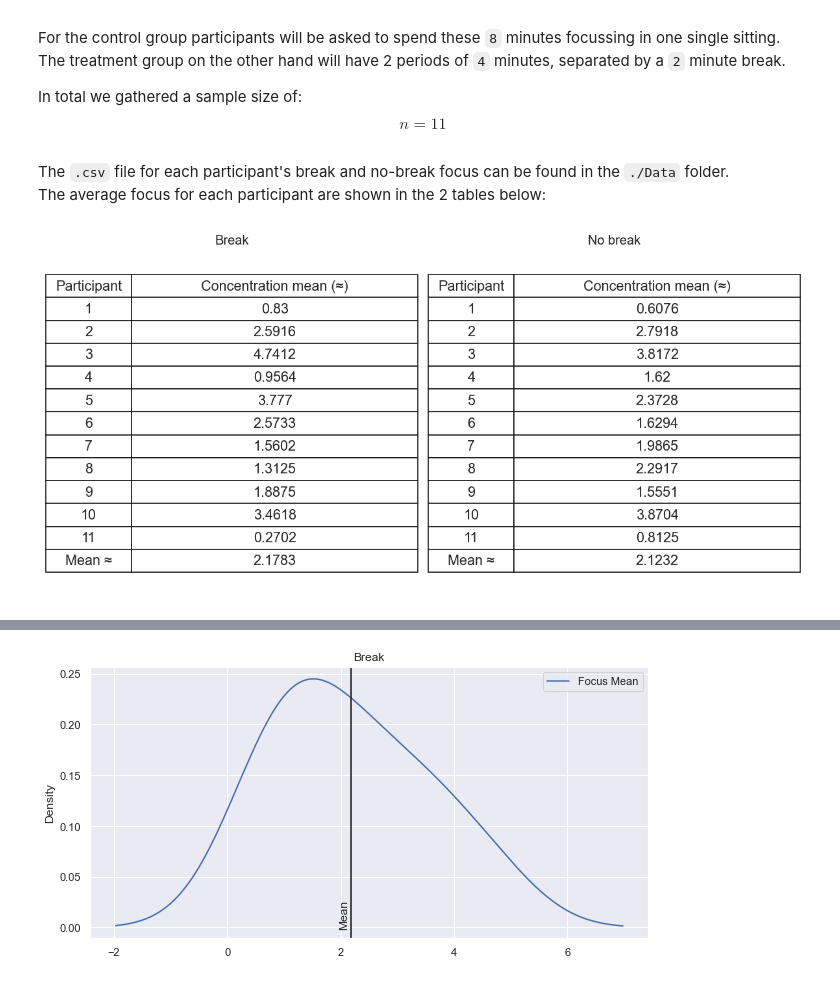
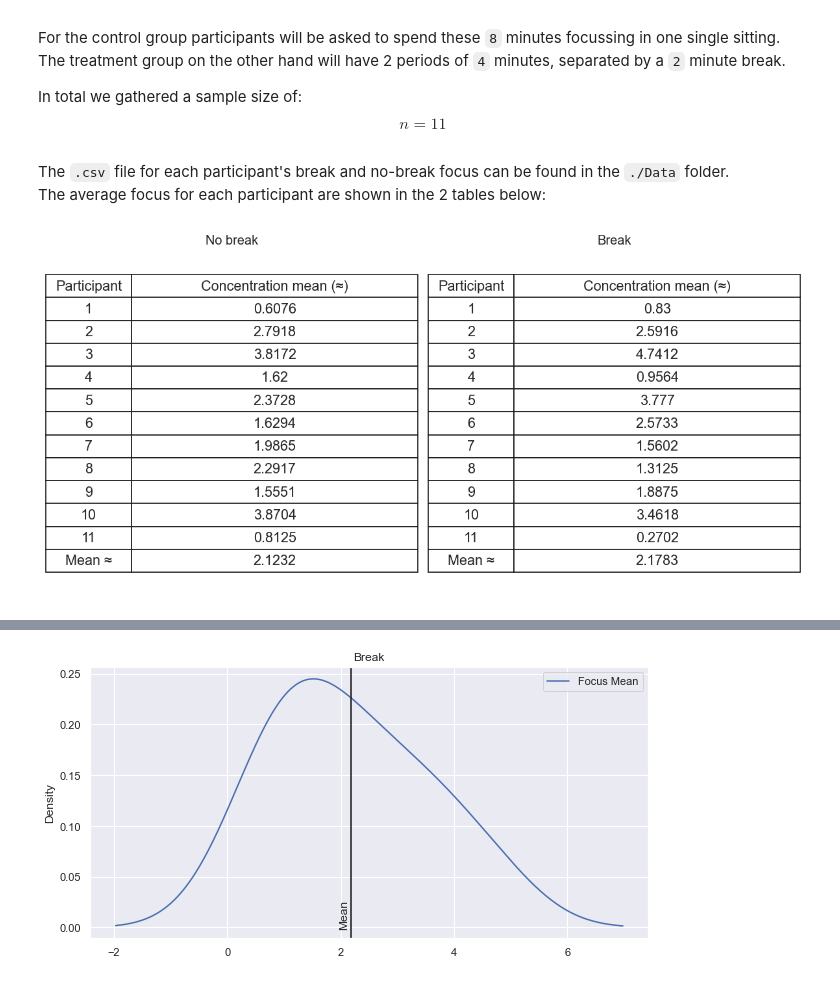
Before and after one commit to Br4ggs/FocusResearch, a Jupyter notebook: FocusResearch.ipynb, the cells around one changed output, grey strips where cells are left out. Saved outputs shown, nothing was run; the diff lists cells and outputs as text; code cells hidden in the pictures.

```diff
--- a/FocusResearch.ipynb
+++ b/FocusResearch.ipynb
@@ -174,30 +175,30 @@ break_mean = sum(break_means) / len(break_means)
 # %%
 table_data_break = []
 table_data_no_break = []
 
 for i in range(values):
     table_data_break.append([i+1, break_means[i].round(4)])
     table_data_no_break.append([i+1, no_break_means[i].round(4)])
 
 table_data_break.append(["Mean ≈", break_mean.round(4)])
 table_data_no_break.append(["Mean ≈", no_break_mean.round(4)])
 
 fig, axs = plt.subplots(1, 2)
 
-table_break = axs[0].table(cellText=table_data_break, cellLoc='center', loc='center', colLabels=["Participant", "Concentration mean (≈)"], colWidths=[0.3,1])
+table_no_break = axs[0].table(cellText=table_data_no_break, cellLoc='center', loc='center', colLabels=["Participant", "Concentration mean (≈)"], colWidths=[0.3,1])
+table_no_break.set_fontsize(14)
+table_no_break.scale(1,1.5)
+axs[0].axis('off')
+axs[0].set_title("No break")
+
+table_break = axs[1].table(cellText=table_data_break, cellLoc='center', loc='center', colLabels=["Participant", "Concentration mean (≈)"], colWidths=[0.3,1])
 table_break.set_fontsize(14)
 table_break.scale(1,1.5)
-axs[0].axis('off')
-axs[0].set_title("Break")
-
-table_no_break = axs[1].table(cellText=table_data_no_break, cellLoc='center', loc='center', colLabels=["Participant", "Concentration mean (≈)"], colWidths=[0.3,1])
-table_no_break.set_fontsize(14)
-table_no_break.scale(1,1.5)
 axs[1].axis('off')
-axs[1].set_title("No break")
+axs[1].set_title("Break")
 
 fig.dpi = 120
 plt.tight_layout()
 plt.show()
 # %% [output]
-[figure, old version]
+[figure, new version]
```
Also changed, not shown: parts of 13 cells of this notebook, 4 other files.
